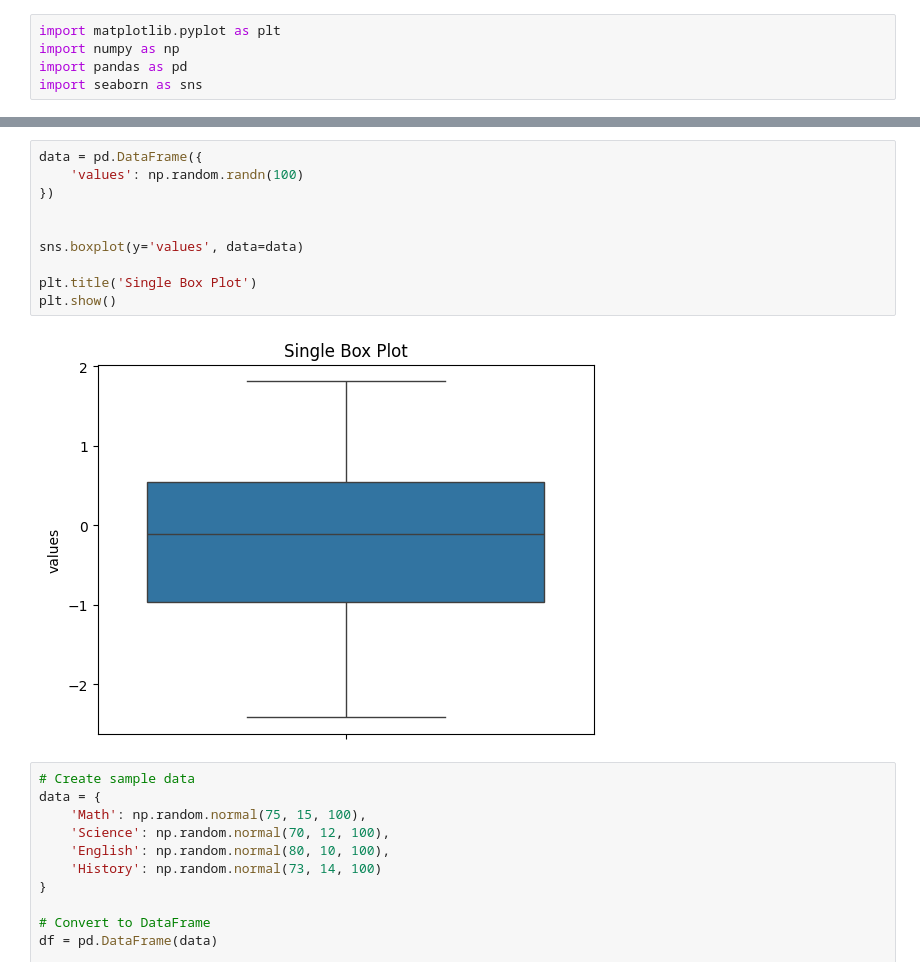
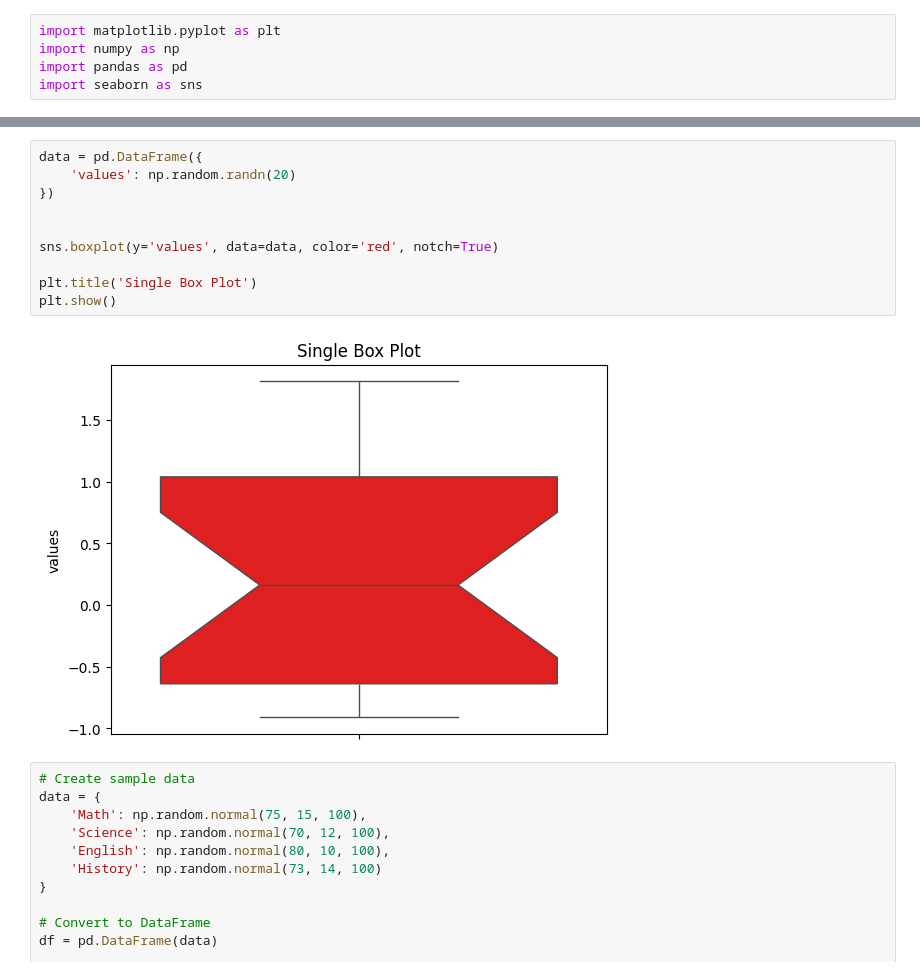
Before and after one commit to khalidkhankakar/Data-Visualization, a Jupyter notebook: class/12.ipynb, the cells around one changed output, grey strips where cells are left out. Saved outputs shown, nothing was run; the diff lists cells and outputs as text.

```diff
--- a/class/12.ipynb
+++ b/class/12.ipynb
@@ -52,15 +53,15 @@ plt.show()
 # %%
 data = pd.DataFrame({
-    'values': np.random.randn(100)
+    'values': np.random.randn(20)
 })
 
 
-sns.boxplot(y='values', data=data)
+sns.boxplot(y='values', data=data, color='red', notch=True)
 
 plt.title('Single Box Plot')
 plt.show()
 # %% [output]
-[figure, old version]
+[figure, new version]
 # %%
 # Create sample data
 data = {
```
Also changed, not shown: parts of 2 cells of this notebook.
